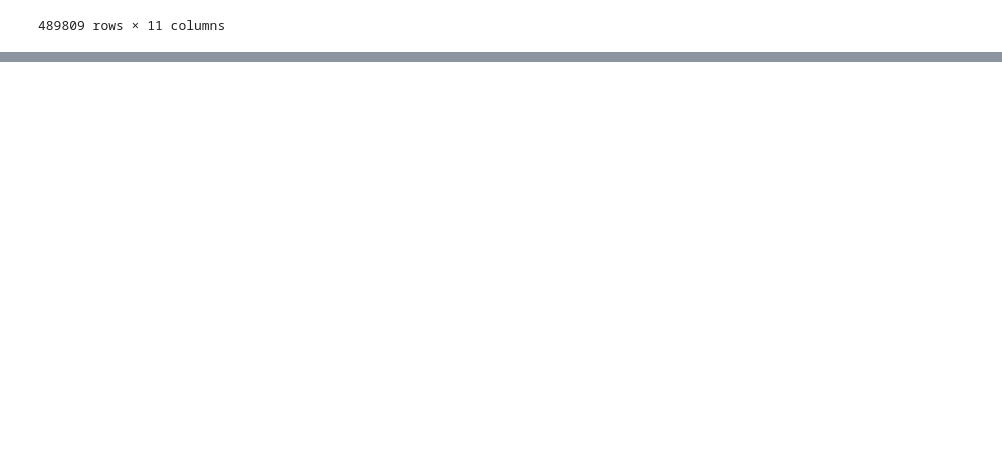
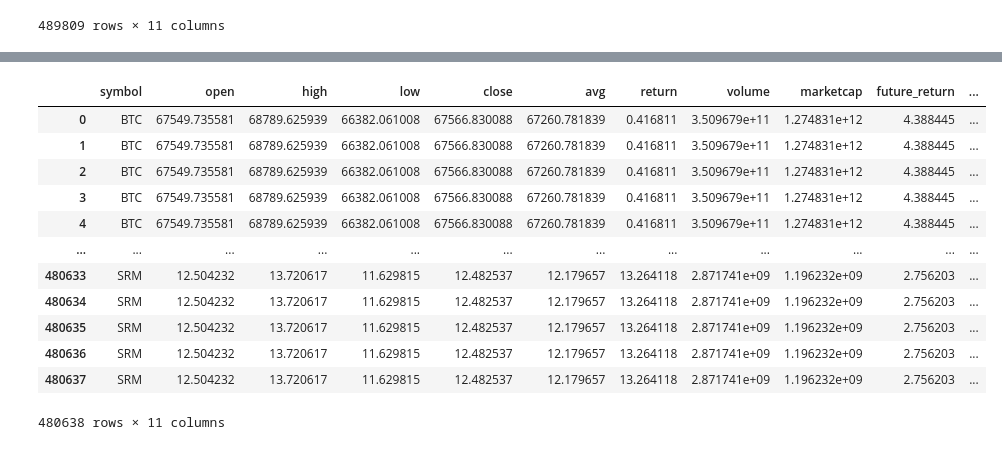
Before and after one commit to AleeRezaa/portfolio-selection-using-ml, a Jupyter notebook: Model/run_all.ipynb, the cells around one changed output, grey strips where cells are left out. Saved outputs shown, nothing was run; the diff lists cells and outputs as text; code cells hidden in the pictures; blank space fills up the shorter version.

```diff
--- a/Model/run_all.ipynb
+++ b/Model/run_all.ipynb
@@ -113 +131,23 @@ regression_data
 480638 rows × 13 columns
+# %%
+regression_max_data = regression_data[['symbol', 'open', 'high', 'low', 'close', 'avg', 'return', 'volume', 'marketcap', 'future_return', 'future_risk']].groupby('symbol').max()
+regression_max_data = regression_data[['symbol']].merge(
+    regression_max_data,
+    on='symbol',
+    how='left'
+)
+regression_max_data
+# %% [output]
+|  | symbol | open | high | low | close | avg | return | volume | marketcap | future_return | ... |
+| 0 | BTC | 67549.735581 | 68789.625939 | 66382.061008 | 67566.830088 | 67260.781839 | 0.416811 | 3.509679e+11 | 1.274831e+12 | 4.388445 | ... |
+| 1 | BTC | 67549.735581 | 68789.625939 | 66382.061008 | 67566.830088 | 67260.781839 | 0.416811 | 3.509679e+11 | 1.274831e+12 | 4.388445 | ... |
+| 2 | BTC | 67549.735581 | 68789.625939 | 66382.061008 | 67566.830088 | 67260.781839 | 0.416811 | 3.509679e+11 | 1.274831e+12 | 4.388445 | ... |
+| 3 | BTC | 67549.735581 | 68789.625939 | 66382.061008 | 67566.830088 | 67260.781839 | 0.416811 | 3.509679e+11 | 1.274831e+12 | 4.388445 | ... |
+| 4 | BTC | 67549.735581 | 68789.625939 | 66382.061008 | 67566.830088 | 67260.781839 | 0.416811 | 3.509679e+11 | 1.274831e+12 | 4.388445 | ... |
+| ... | ... | ... | ... | ... | ... | ... | ... | ... | ... | ... | ... |
+| 480633 | SRM | 12.504232 | 13.720617 | 11.629815 | 12.482537 | 12.179657 | 13.264118 | 2.871741e+09 | 1.196232e+09 | 2.756203 | ... |
+| 480634 | SRM | 12.504232 | 13.720617 | 11.629815 | 12.482537 | 12.179657 | 13.264118 | 2.871741e+09 | 1.196232e+09 | 2.756203 | ... |
+| 480635 | SRM | 12.504232 | 13.720617 | 11.629815 | 12.482537 | 12.179657 | 13.264118 | 2.871741e+09 | 1.196232e+09 | 2.756203 | ... |
+| 480636 | SRM | 12.504232 | 13.720617 | 11.629815 | 12.482537 | 12.179657 | 13.264118 | 2.871741e+09 | 1.196232e+09 | 2.756203 | ... |
+| 480637 | SRM | 12.504232 | 13.720617 | 11.629815 | 12.482537 | 12.179657 | 13.264118 | 2.871741e+09 | 1.196232e+09 | 2.756203 | ... |
+480638 rows × 11 columns
```
Also changed, not shown: parts of 6 cells of this notebook.
